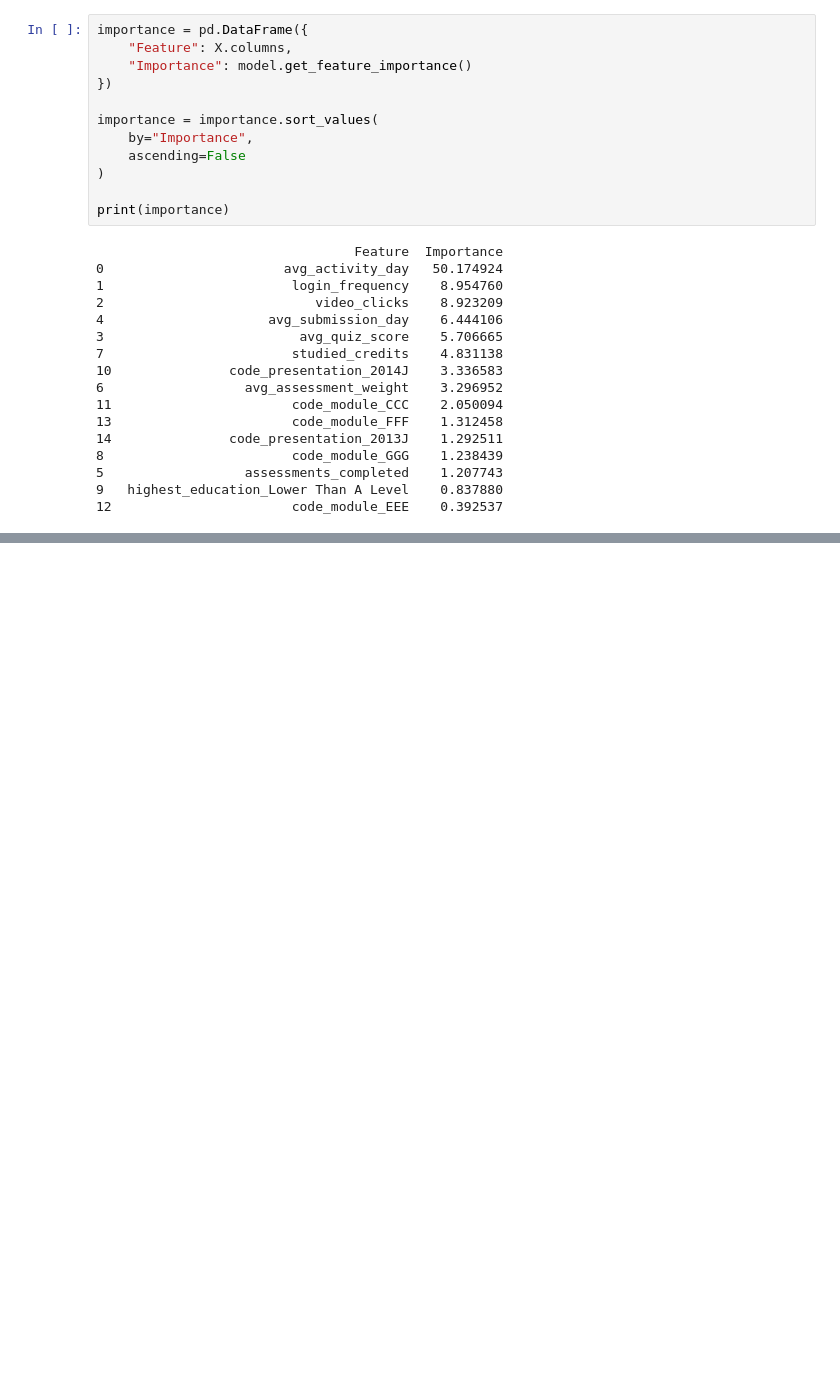
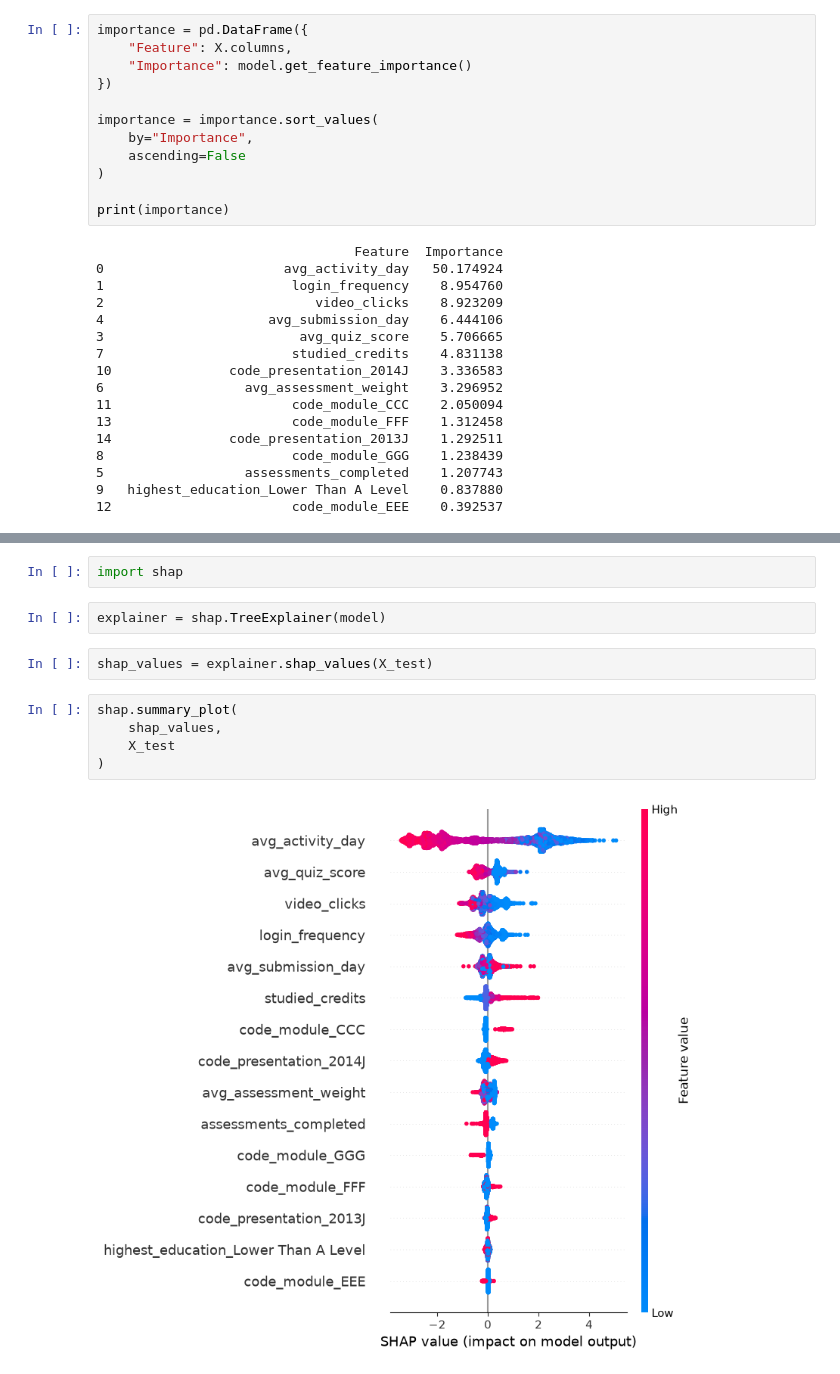
Before and after one commit to nishanthini2136/Dropout-prediction, a Jupyter notebook: project/notebooks/05_train_catboost.ipynb, the cells around one changed output, grey strips where cells are left out. Cells and saved outputs as stored; diff of their text form; blank space fills up the shorter version.

Commit message:
Added Shap

```diff
--- a/project/notebooks/05_train_catboost.ipynb
+++ b/project/notebooks/05_train_catboost.ipynb
@@ -274,0 +288,13 @@ print(importance)
+# %%
+import shap
+# %%
+explainer = shap.TreeExplainer(model)
+# %%
+shap_values = explainer.shap_values(X_test)
+# %%
+shap.summary_plot(
+    shap_values,
+    X_test
+)
+# %% [output]
+[figure, added]
```
Also changed, not shown: parts of 8 cells of this notebook, 3 other files.
